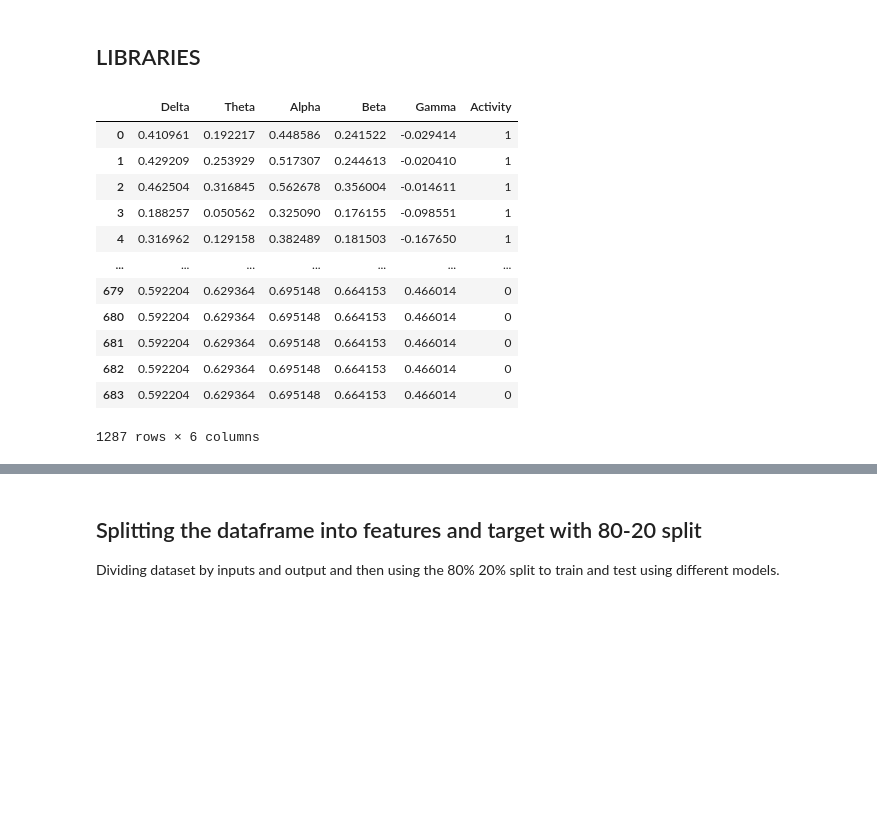
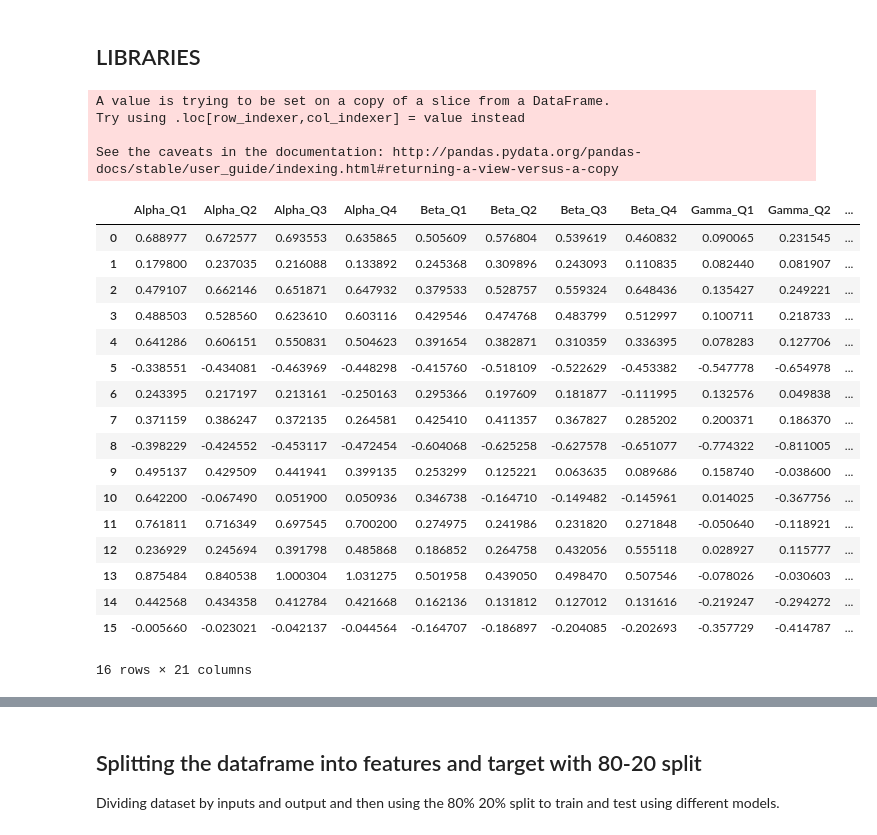
Before and after one commit to rebeccaestiarte/Project-Week-8-Final-Project, a Jupyter notebook: Final Project.ipynb, the cells around one changed output, grey strips where cells are left out. Saved outputs shown, nothing was run; the diff lists cells and outputs as text; code cells hidden in the pictures; blank space fills up the shorter version.

```diff
--- a/Final Project.ipynb
+++ b/Final Project.ipynb
@@ -793,17 +799,0 @@ from sklearn.metrics import roc_curve## LIBRARIES
-# %%
-ML_data = pd.concat([df_meditation_means, df_normal_means], axis=0)
-ML_data
-# %% [output]
-|  | Delta | Theta | Alpha | Beta | Gamma | Activity |
-| 0 | 0.410961 | 0.192217 | 0.448586 | 0.241522 | -0.029414 | 1 |
-| 1 | 0.429209 | 0.253929 | 0.517307 | 0.244613 | -0.020410 | 1 |
-| 2 | 0.462504 | 0.316845 | 0.562678 | 0.356004 | -0.014611 | 1 |
-| 3 | 0.188257 | 0.050562 | 0.325090 | 0.176155 | -0.098551 | 1 |
-| 4 | 0.316962 | 0.129158 | 0.382489 | 0.181503 | -0.167650 | 1 |
-| ... | ... | ... | ... | ... | ... | ... |
-| 679 | 0.592204 | 0.629364 | 0.695148 | 0.664153 | 0.466014 | 0 |
-| 680 | 0.592204 | 0.629364 | 0.695148 | 0.664153 | 0.466014 | 0 |
-| 681 | 0.592204 | 0.629364 | 0.695148 | 0.664153 | 0.466014 | 0 |
-| 682 | 0.592204 | 0.629364 | 0.695148 | 0.664153 | 0.466014 | 0 |
-| 683 | 0.592204 | 0.629364 | 0.695148 | 0.664153 | 0.466014 | 0 |
-1287 rows × 6 columns
@@ -810 +831,34 @@ ML_data
+# %%
+cols = ['Alpha', 'Beta', 'Gamma', "Delta", "Theta"]
+df = pd.DataFrame()
+
+for wave in cols:
+    df = get_features(all_sessions, wave, df)
+
+df["Activity"] = 1
+df.loc[0:len(simplified_sessions_N)-1]["Activity"] = 0
+df
+# %% [output]
+A value is trying to be set on a copy of a slice from a DataFrame.
+Try using .loc[row_indexer,col_indexer] = value instead
+
+See the caveats in the documentation: http://pandas.pydata.org/pandas-docs/stable/user_guide/indexing.html#returning-a-view-versus-a-copy
+|  | Alpha_Q1 | Alpha_Q2 | Alpha_Q3 | Alpha_Q4 | Beta_Q1 | Beta_Q2 | Beta_Q3 | Beta_Q4 | Gamma_Q1 | Gamma_Q2 | ... |
+| 0 | 0.688977 | 0.672577 | 0.693553 | 0.635865 | 0.505609 | 0.576804 | 0.539619 | 0.460832 | 0.090065 | 0.231545 | ... |
+| 1 | 0.179800 | 0.237035 | 0.216088 | 0.133892 | 0.245368 | 0.309896 | 0.243093 | 0.110835 | 0.082440 | 0.081907 | ... |
+| 2 | 0.479107 | 0.662146 | 0.651871 | 0.647932 | 0.379533 | 0.528757 | 0.559324 | 0.648436 | 0.135427 | 0.249221 | ... |
+| 3 | 0.488503 | 0.528560 | 0.623610 | 0.603116 | 0.429546 | 0.474768 | 0.483799 | 0.512997 | 0.100711 | 0.218733 | ... |
+| 4 | 0.641286 | 0.606151 | 0.550831 | 0.504623 | 0.391654 | 0.382871 | 0.310359 | 0.336395 | 0.078283 | 0.127706 | ... |
+| 5 | -0.338551 | -0.434081 | -0.463969 | -0.448298 | -0.415760 | -0.518109 | -0.522629 | -0.453382 | -0.547778 | -0.654978 | ... |
+| 6 | 0.243395 | 0.217197 | 0.213161 | -0.250163 | 0.295366 | 0.197609 | 0.181877 | -0.111995 | 0.132576 | 0.049838 | ... |
+| 7 | 0.371159 | 0.386247 | 0.372135 | 0.264581 | 0.425410 | 0.411357 | 0.367827 | 0.285202 | 0.200371 | 0.186370 | ... |
+| 8 | -0.398229 | -0.424552 | -0.453117 | -0.472454 | -0.604068 | -0.625258 | -0.627578 | -0.651077 | -0.774322 | -0.811005 | ... |
+| 9 | 0.495137 | 0.429509 | 0.441941 | 0.399135 | 0.253299 | 0.125221 | 0.063635 | 0.089686 | 0.158740 | -0.038600 | ... |
+| 10 | 0.642200 | -0.067490 | 0.051900 | 0.050936 | 0.346738 | -0.164710 | -0.149482 | -0.145961 | 0.014025 | -0.367756 | ... |
+| 11 | 0.761811 | 0.716349 | 0.697545 | 0.700200 | 0.274975 | 0.241986 | 0.231820 | 0.271848 | -0.050640 | -0.118921 | ... |
+| 12 | 0.236929 | 0.245694 | 0.391798 | 0.485868 | 0.186852 | 0.264758 | 0.432056 | 0.555118 | 0.028927 | 0.115777 | ... |
+| 13 | 0.875484 | 0.840538 | 1.000304 | 1.031275 | 0.501958 | 0.439050 | 0.498470 | 0.507546 | -0.078026 | -0.030603 | ... |
+| 14 | 0.442568 | 0.434358 | 0.412784 | 0.421668 | 0.162136 | 0.131812 | 0.127012 | 0.131616 | -0.219247 | -0.294272 | ... |
+| 15 | -0.005660 | -0.023021 | -0.042137 | -0.044564 | -0.164707 | -0.186897 | -0.204085 | -0.202693 | -0.357729 | -0.414787 | ... |
+16 rows × 21 columns
 # %%
```
Also changed, not shown: parts of 22 cells of this notebook, 9 other files.
